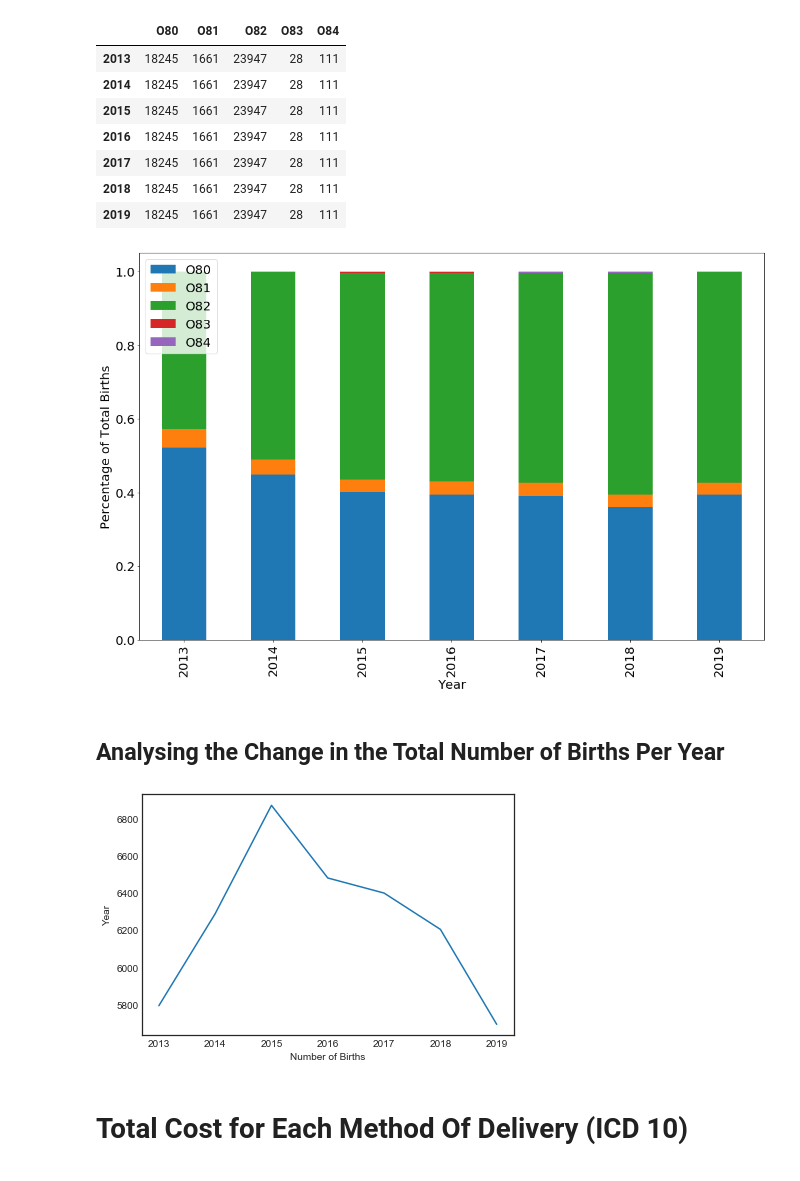
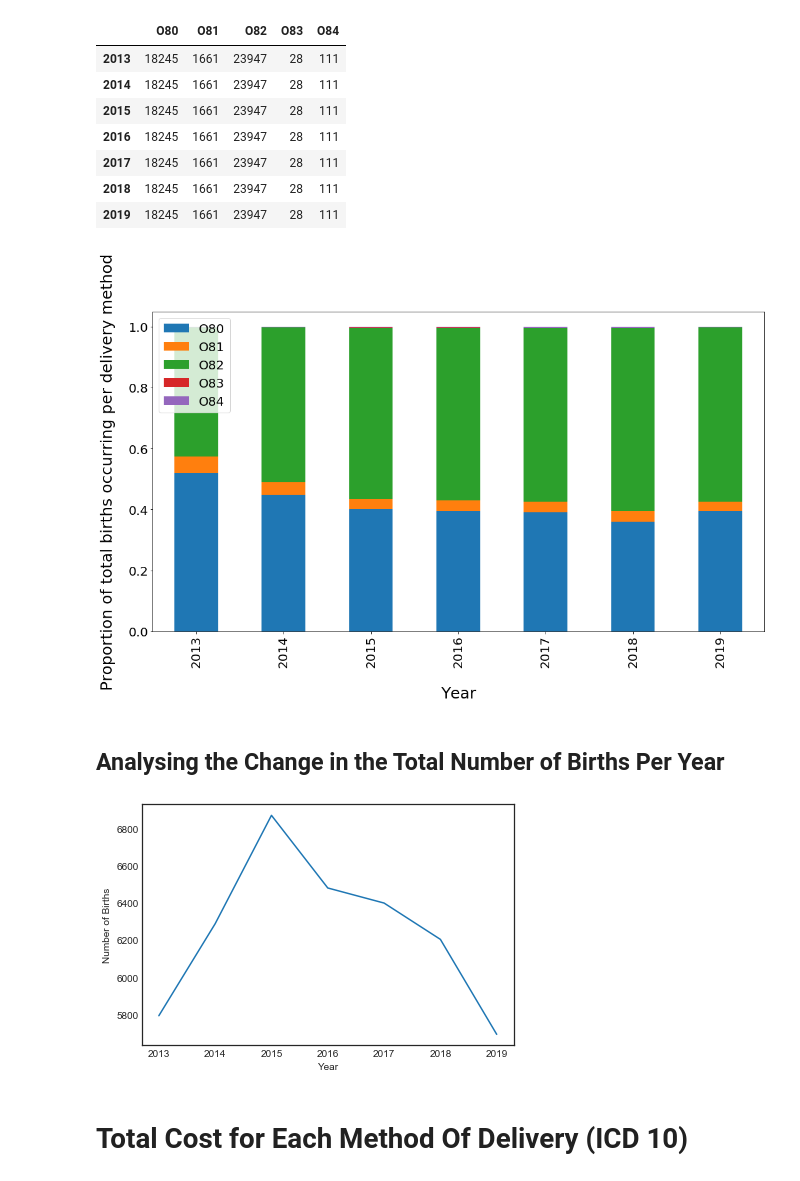
Before and after one commit to DaliaSolomon/BUS4029H-Thesis-Project, a Jupyter notebook: 3 - Analysis of Mothers.ipynb, the cells around one changed output. Drawn from its saved outputs; the diff is of its cells as text; code cells hidden in the pictures.

```diff
--- a/3 - Analysis of Mothers.ipynb
+++ b/3 - Analysis of Mothers.ipynb
@@ -398,27 +405,27 @@ df
 # %%
 labels = ['2013', '2014', '2015', '2016', '2017', '2018', '2019']
 O80 = [pO80_13, pO80_14, pO80_15, pO80_16, pO80_17, pO80_18, pO80_19]
 O81 = [pO81_13, pO81_14, pO81_15, pO81_16, pO81_17, pO81_18, pO81_19]
 O82 = [pO82_13, pO82_14, pO82_15, pO82_16, pO82_17, pO82_18, pO82_19]
 O83 = [pO83_13, pO83_14, pO83_15, pO83_16, pO83_17, pO83_18, pO83_19]
 O84 = [pO84_13, pO84_14, pO84_15, pO84_16, pO84_17, pO84_18, pO84_19]
 
 df= pd.DataFrame({
     'O80':O80,
     'O81':O81,
     'O82':O82,
     'O83':O83,
     'O84':O84
 },index=labels)
 
 ax=df.plot(kind='bar',stacked=True,figsize=(15,10),fontsize=20)
-ax.set_ylabel('Percentage of Total Births',fontsize=20)
-ax.set_xlabel('Year',fontsize=20)
+ax.set_ylabel('Proportion of total births occurring per delivery method',fontsize=25,labelpad=20)
+ax.set_xlabel('Year',fontsize=25,labelpad=30)
 ax.legend(labels=["O80","O81","O82","O83","O84"],loc='upper left',fontsize=20)
 ax.figure.tight_layout()
 ax.figure.savefig('Change_in_Delivery_Method_ICD.png', dpi=350)
 # %% [output]
-[figure, old version]
+[figure, new version]
 # %% [markdown]
 ## Analysing the Change in the Total Number of Births Per Year
 # %%
@@ -428,13 +435,13 @@ xAxis=[2013,2014,2015, 2016, 2017, 2018, 2019]
 
 plt.plot(xAxis,yAxis)
 
-plt.xlabel('Number of Births')
-plt.ylabel('Year')
+plt.xlabel('Year')
+plt.ylabel('Number of Births')
 
 plt.tight_layout()
 plt.savefig('Total_Births.png', dpi=350)
 # %% [output]
-[figure, old version]
+[figure, new version]
 # %% [markdown]
 # Total Cost for Each Method Of Delivery (ICD 10)
 # %%
```
Also changed, not shown: parts of 26 cells of this notebook, 1 other file.
